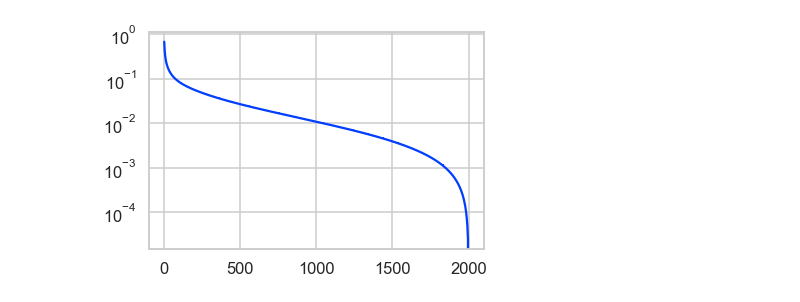
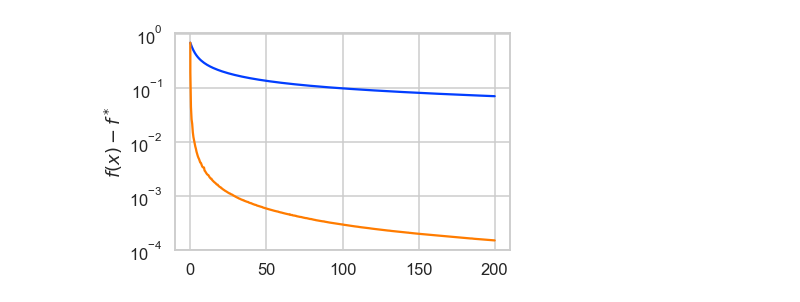
Before and after one commit to konstmish/opt_methods, a Jupyter notebook: notebooks/logistic_regression.ipynb, the cells around one changed output. Cells and saved outputs as stored; diff of their text form; code cells hidden in the pictures.

```diff
--- a/notebooks/logistic_regression.ipynb
+++ b/notebooks/logistic_regression.ipynb
@@ -11,6 +12,6 @@ from first_order.gd import Gd
 # %%
 data_path = '../datasets/mushrooms'
-it_max = 2000
+n_epoch = 200
 data = load_svmlight_file(data_path)
 A, b = data[0].toarray(), data[1]
 loss = LogisticRegression(A, b)
@@ -19,13 +20,26 @@ L = loss.smoothness()
 l2 = L / (1 * n)
 x0 = np.zeros(dim)
 # %%
-gd = Gd(loss=loss, it_max=it_max)
+gd = Gd(loss=loss, it_max=n_epoch)
 gd_trace = gd.run(x0=x0)
+# %%
+newt = Newton(loss=loss, it_max=60)
+newt_trace = newt.run(x0=x0)
+newt_trace.compute_loss_of_iterates()
+f_opt = np.min(newt_trace.loss_vals)
+x_opt = newt_trace.xs[-1]
+# %%
+from stochastic_first_order.sgd import Sgd
+batch_size = 16
+sgd = Sgd(loss=loss, it_max=n_epoch*n/batch_size, n_seeds=1, batch_size=batch_size)
+sgd_trace = sgd.run(x0=x0)
+sgd_trace.convert_its_to_epochs(batch_size=batch_size)
 # %%
 import matplotlib.pyplot as plt
 import seaborn as sns
 sns.set(style="whitegrid", context="talk", palette=sns.color_palette("bright"), color_codes=False)
-gd_trace.plot_losses()
+gd_trace.plot_losses(f_opt=f_opt)
+sgd_trace.plot_losses(f_opt=f_opt)
 plt.yscale('log')
 # %% [output]
-[figure, old version]
+[figure, new version]
```
Also changed, not shown: parts of 2 cells of this notebook, 6 other files.
